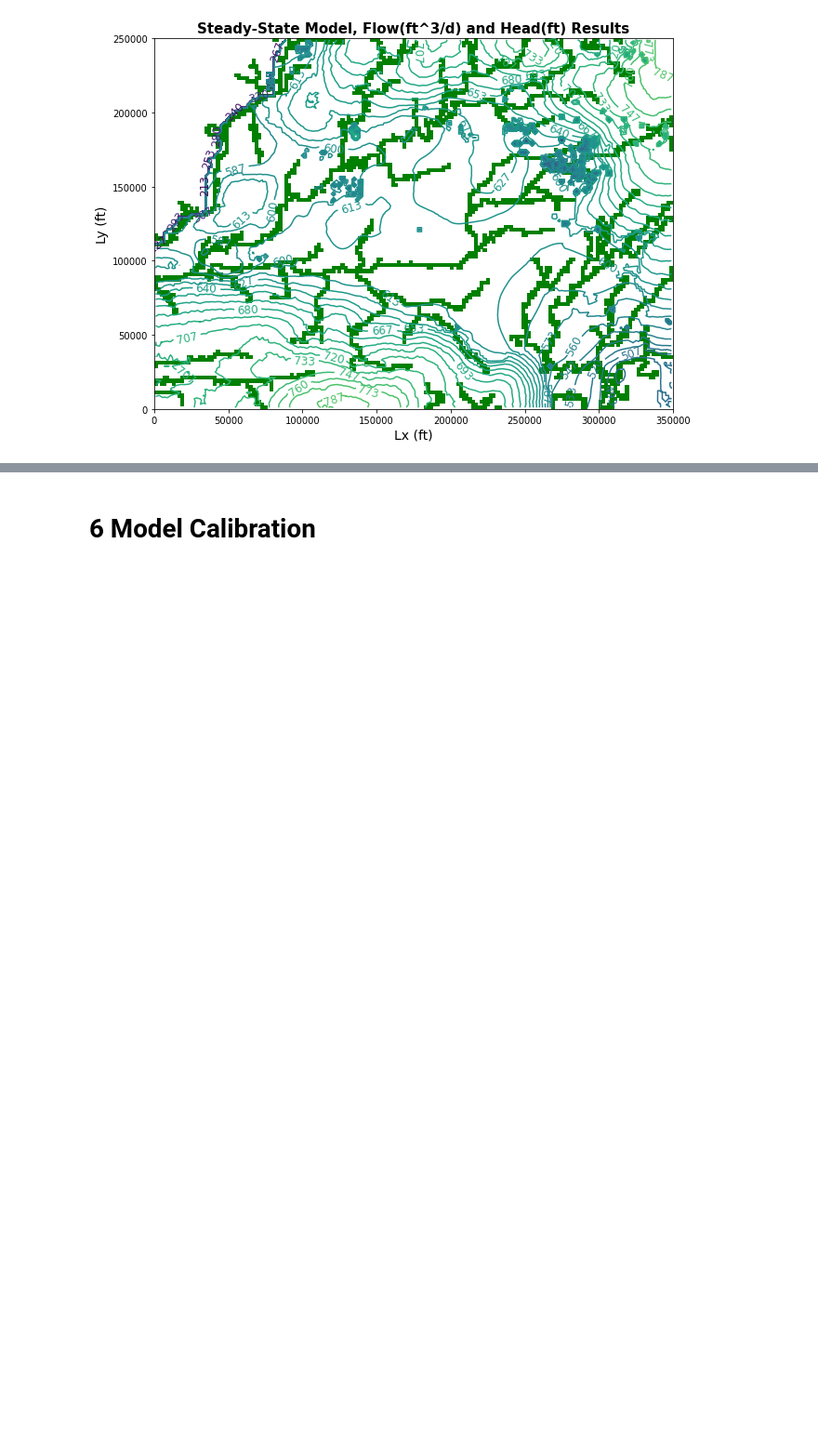
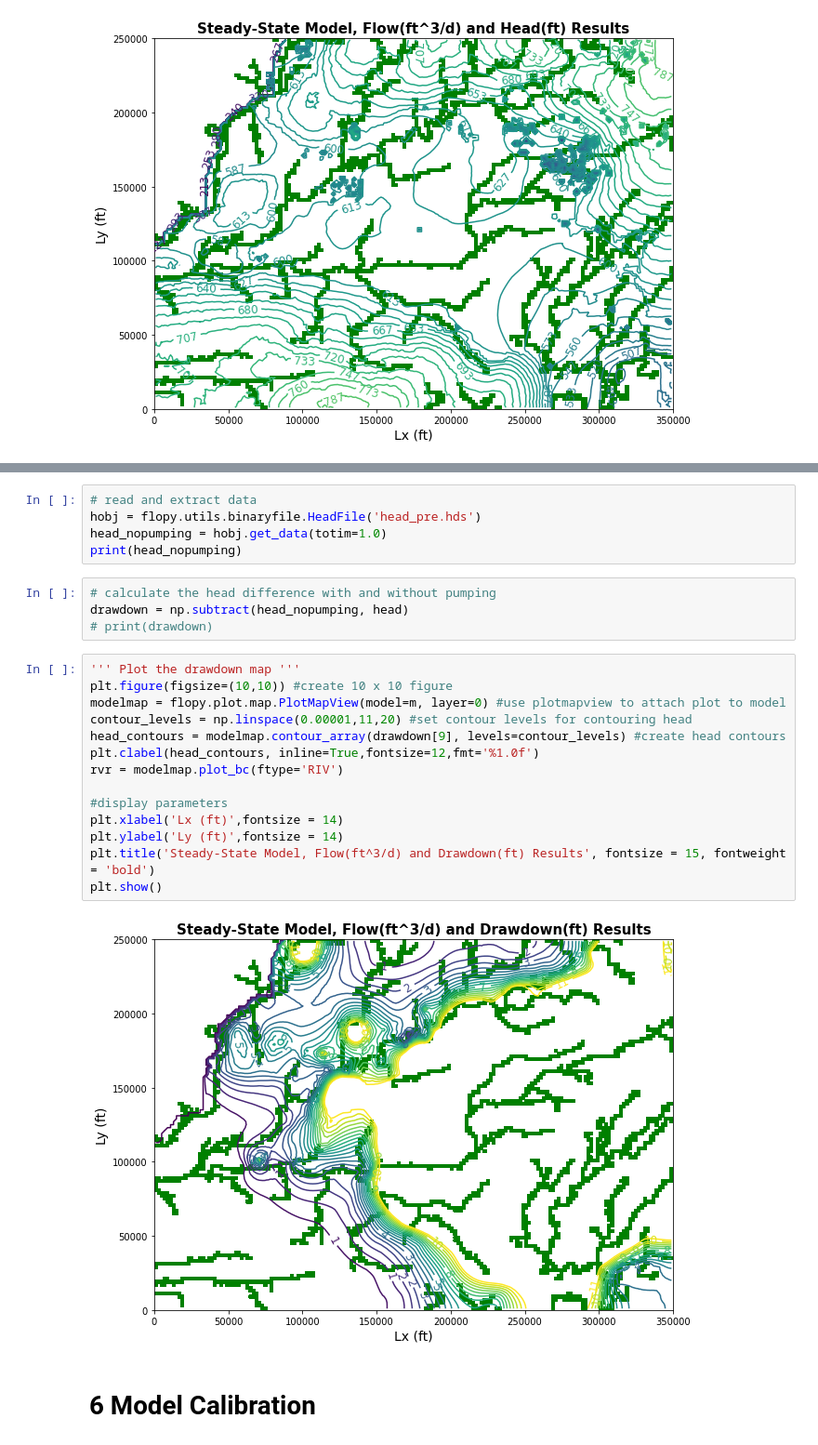
Before and after one commit to iordach1/GEOL572-GRL, a Jupyter notebook: GRL_Model_working-preFINAL.ipynb, the cells around one changed output, grey strips where cells are left out. Shown at 93% size. Saved outputs shown, nothing was run; the diff lists cells and outputs as text; blank space fills up the shorter version.

```diff
--- a/GRL_Model_working-preFINAL.ipynb
+++ b/GRL_Model_working-preFINAL.ipynb
@@ -867,3 +867,28 @@ plt.show()
+# %%
+# read and extract data
+hobj = flopy.utils.binaryfile.HeadFile('head_pre.hds')
+head_nopumping = hobj.get_data(totim=1.0)
+print(head_nopumping)
+# %%
+# calculate the head difference with and without pumping
+drawdown = np.subtract(head_nopumping, head)
+# print(drawdown)
+# %%
+''' Plot the drawdown map '''
+plt.figure(figsize=(10,10)) #create 10 x 10 figure
+modelmap = flopy.plot.map.PlotMapView(model=m, layer=0) #use plotmapview to attach plot to model
+contour_levels = np.linspace(0.00001,11,20) #set contour levels for contouring head
+head_contours = modelmap.contour_array(drawdown[9], levels=contour_levels) #create head contours
+plt.clabel(head_contours, inline=True,fontsize=12,fmt='%1.0f')
+rvr = modelmap.plot_bc(ftype='RIV')
+
+#display parameters
+plt.xlabel('Lx (ft)',fontsize = 14)
+plt.ylabel('Ly (ft)',fontsize = 14)
+plt.title('Steady-State Model, Flow(ft^3/d) and Drawdown(ft) Results', fontsize = 15, fontweight = 'bold')
+plt.show()
+# %% [output]
+[figure, added]
 # %% [markdown]
 # 6 Model Calibration
 # %%
```
Also changed, not shown: parts of 12 cells of this notebook.
